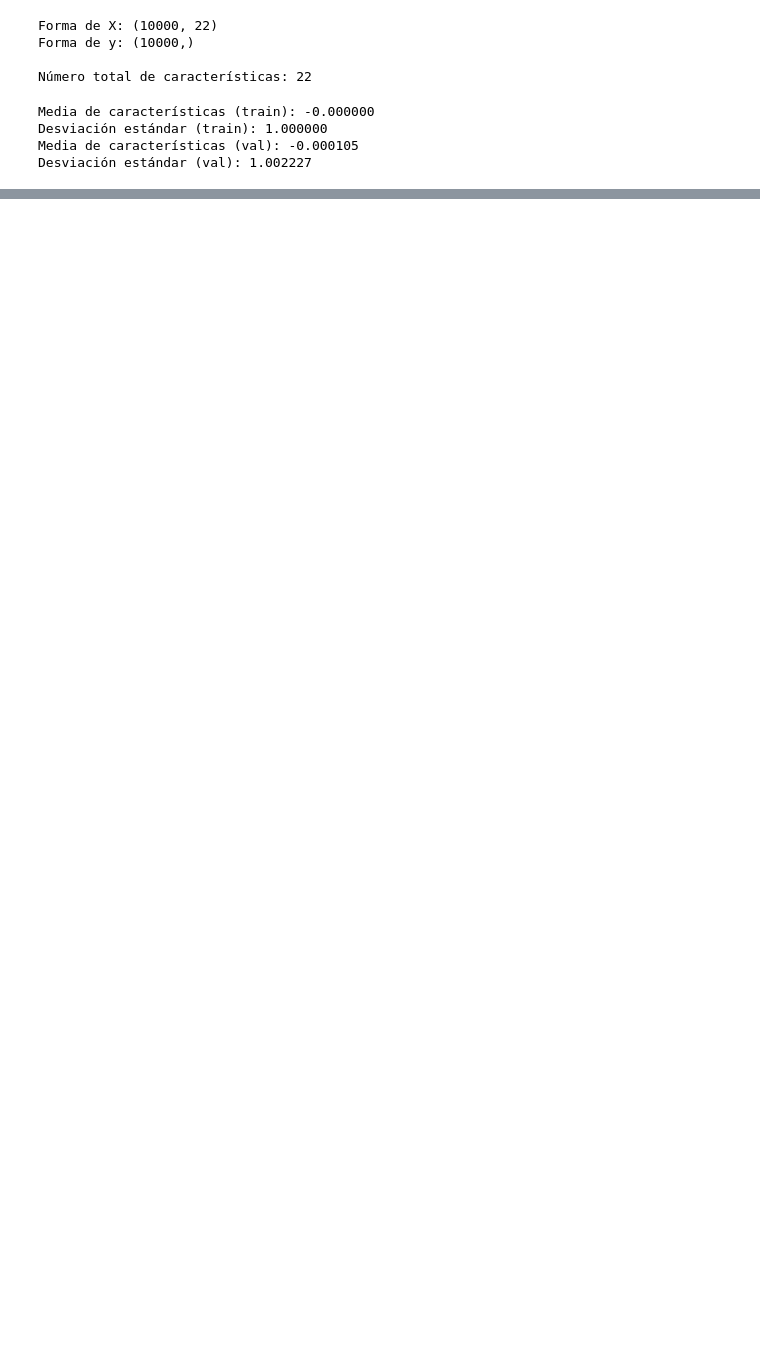
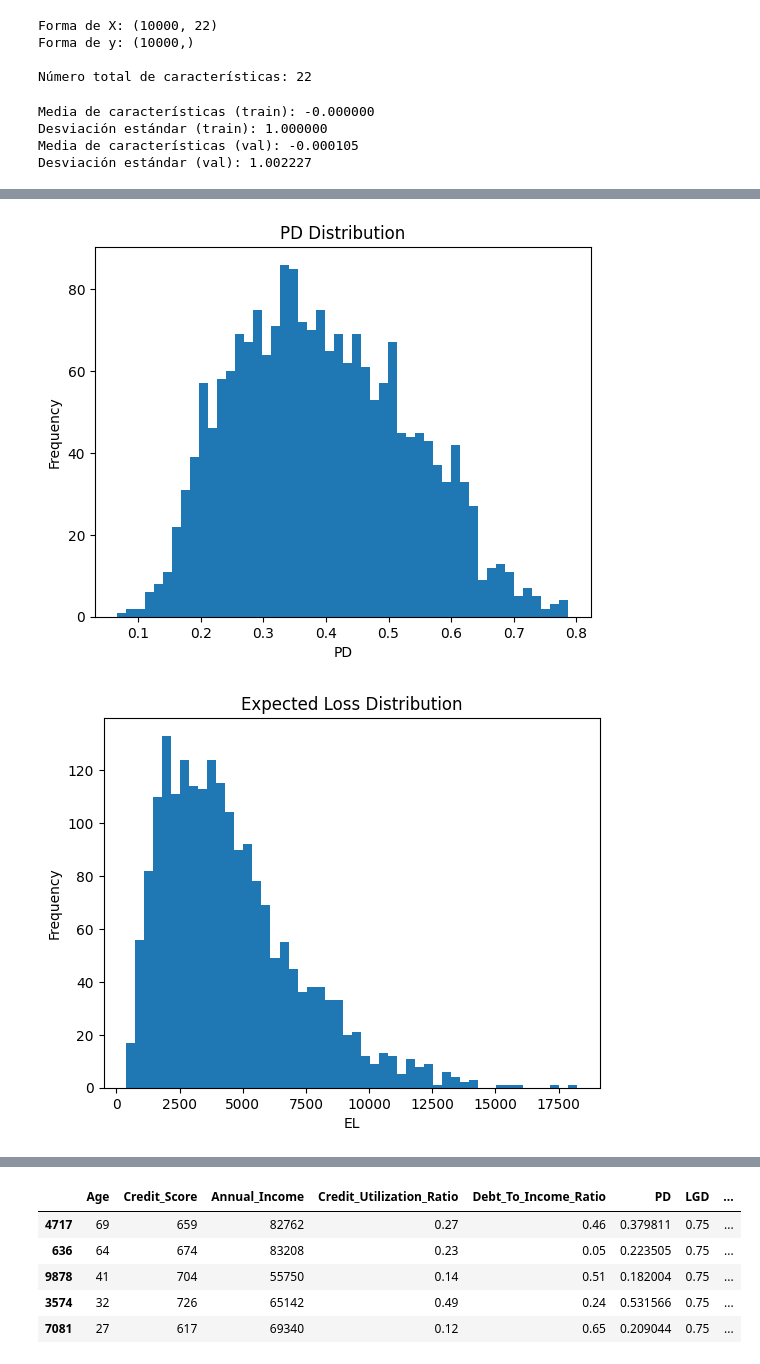
Before and after one commit to Karimme-T/Modelo-de-cr-dito, a Jupyter notebook: Modelo_Redes.ipynb, the cells around one changed output, grey strips where cells are left out. Saved outputs shown, nothing was run; the diff lists cells and outputs as text; code cells hidden in the pictures; blank space fills up the shorter version.

```diff
--- a/Modelo_Redes.ipynb
+++ b/Modelo_Redes.ipynb
@@ -582,0 +845,17 @@ plt.show()
+# %%
+out = compute_risk_metrics(
+    X_test=X_test,
+    y_test=y_test,
+    y_pred_proba=y_pred_proba,
+    ead_col="Total_Spend_Last_Year",
+    LGD=0.75,
+    interest_rate=0.18,
+    do_plots=True
+)
+
+
+risk_metrics_df = out["risk_metrics_df"]
+risk_metrics_df.head()
+# %% [output]
+[figure, added]
+[figure, added]
@@ -582,0 +863,6 @@ plt.show()
+|  | Age | Credit_Score | Annual_Income | Credit_Utilization_Ratio | Debt_To_Income_Ratio | PD | LGD | ... |
+| 4717 | 69 | 659 | 82762 | 0.27 | 0.46 | 0.379811 | 0.75 | ... |
+| 636 | 64 | 674 | 83208 | 0.23 | 0.05 | 0.223505 | 0.75 | ... |
+| 9878 | 41 | 704 | 55750 | 0.14 | 0.51 | 0.182004 | 0.75 | ... |
+| 3574 | 32 | 726 | 65142 | 0.49 | 0.24 | 0.531566 | 0.75 | ... |
+| 7081 | 27 | 617 | 69340 | 0.12 | 0.65 | 0.209044 | 0.75 | ... |
```
Also changed, not shown: parts of 20 cells of this notebook.
